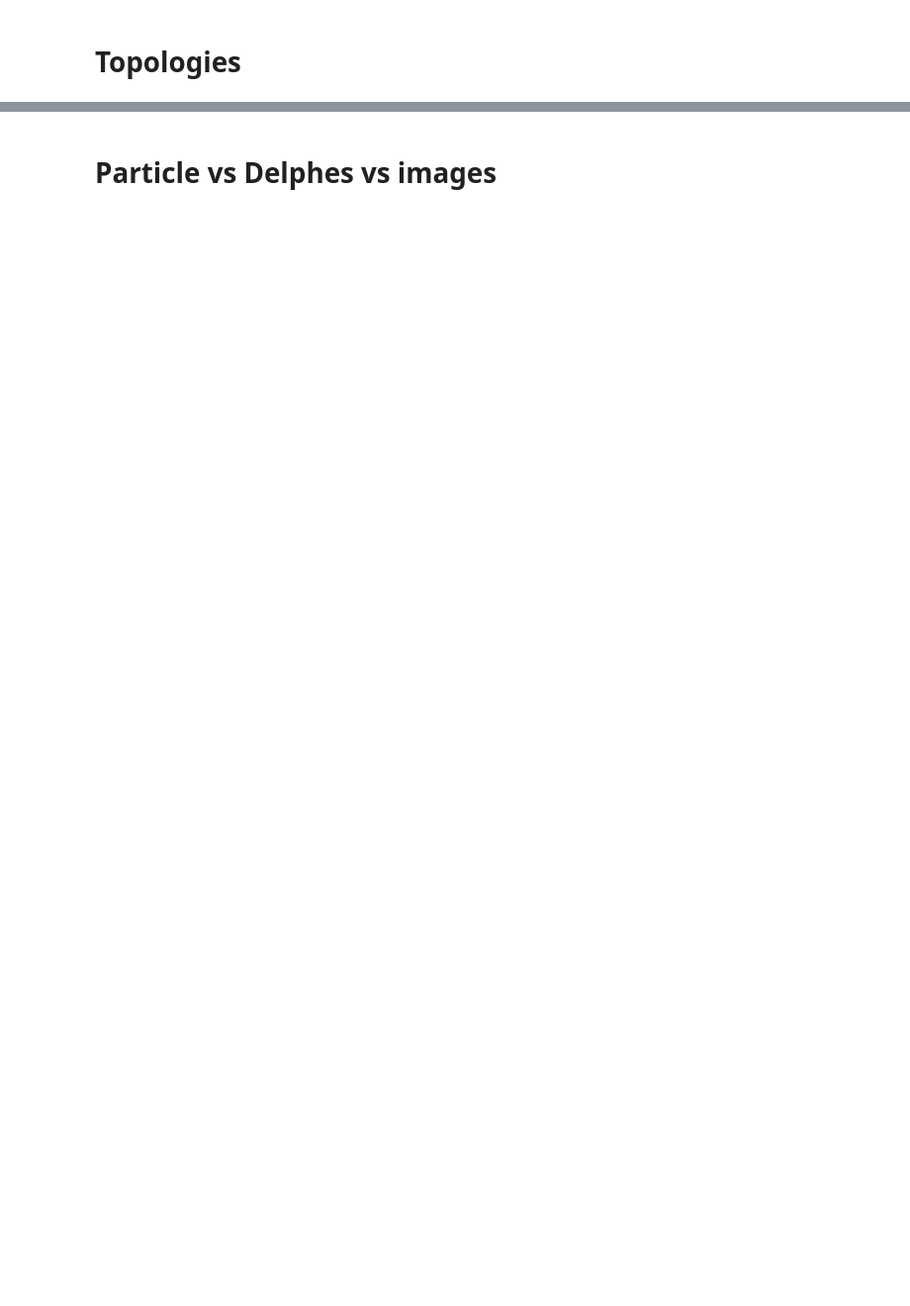
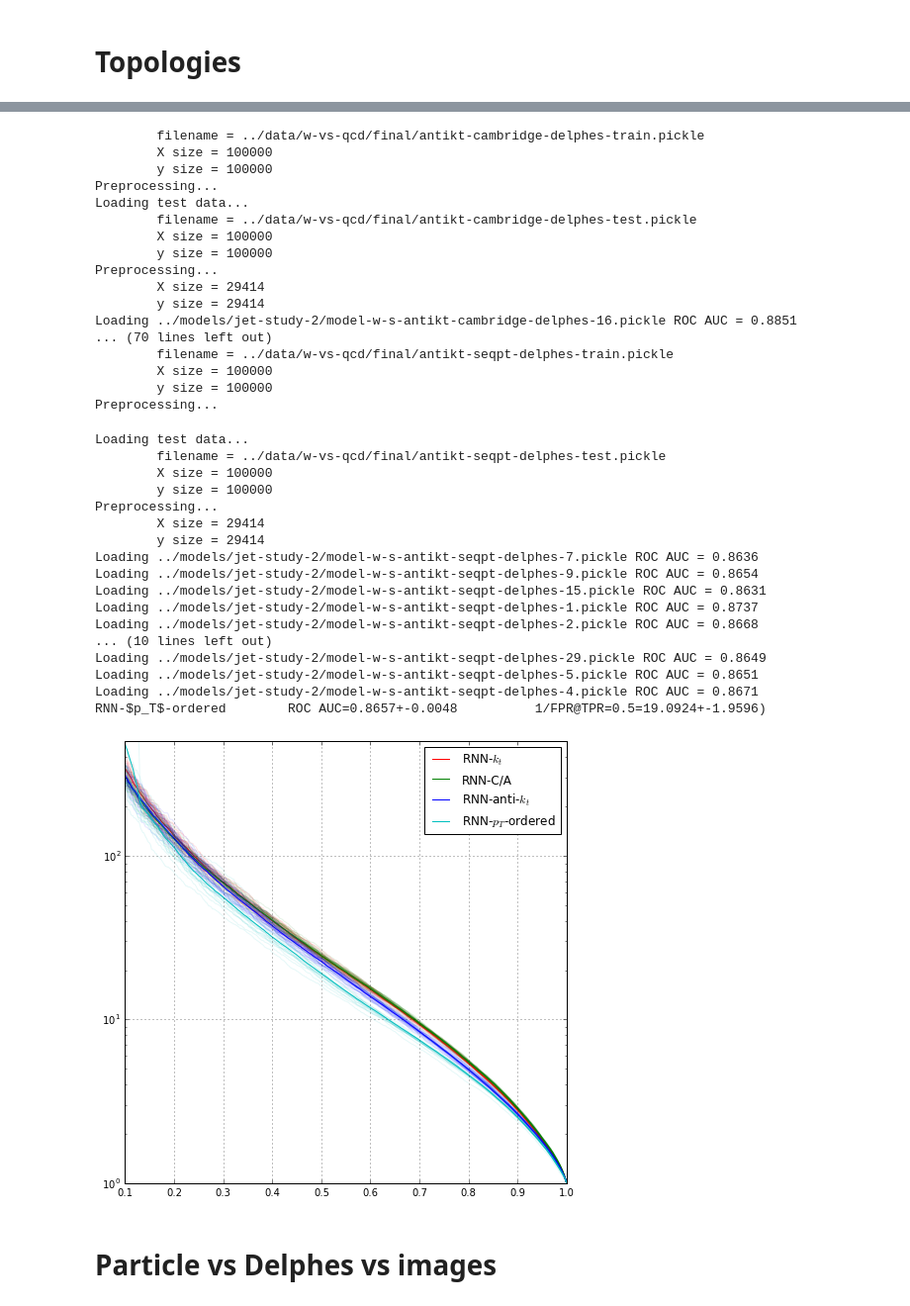
Before and after one commit to glouppe/recnn, a Jupyter notebook: notebooks/jet-study-2.ipynb, the cells around one changed output, grey strips where cells are left out. Shown at 99% size. Cells and saved outputs as stored; diff of their text form; code cells hidden in the pictures; blank space fills up the shorter version.

```diff
--- a/notebooks/jet-study-2.ipynb
+++ b/notebooks/jet-study-2.ipynb
@@ -274,0 +300,14 @@ Loading ../models/jet-study-2/model-w-s-antikt-random-17.pickle ROC AUC = 0.9030
+# %%
+for prefix, label, color in [("antikt-kt-delphes", "RNN-$k_t$", "r"),
+                             ("antikt-cambridge-delphes", "RNN-C/A", "g"),
+                             ("antikt-antikt-delphes", "RNN-anti-$k_t$", "b"),
+                             ("antikt-seqpt-delphes", "RNN-$p_T$-ordered", "c"),
+                             #("antikt-random-delphes", "RNN-random", "orange")
+                            ]:
+    tf = load_tf("../data/w-vs-qcd/final/%s-train.pickle" % prefix)
+    X, y, w = load_test(tf, "../data/w-vs-qcd/final/%s-test.pickle" % prefix)
+    rocs, fprs, tprs = evaluate_models(X, y, w, "../models/jet-study-2/model-w-s-%s-[0-9]*.pickle" % prefix)
+    plot_rocs(rocs, fprs, tprs, label=label, color=color)
+
+plot_show("2-topology-towers.pdf")
+# %% [output]
@@ -275,3 +331,38 @@ Loading ../models/jet-study-2/model-w-s-antikt-random-17.pickle ROC AUC = 0.9030
+        filename = ../data/w-vs-qcd/final/antikt-cambridge-delphes-train.pickle
+        X size = 100000
+        y size = 100000
+Preprocessing...
+Loading test data...
+        filename = ../data/w-vs-qcd/final/antikt-cambridge-delphes-test.pickle
+        X size = 100000
+        y size = 100000
+Preprocessing...
+        X size = 29414
+        y size = 29414
+Loading ../models/jet-study-2/model-w-s-antikt-cambridge-delphes-16.pickle ROC AUC = 0.8851
+... (70 lines left out)
+        filename = ../data/w-vs-qcd/final/antikt-seqpt-delphes-train.pickle
+        X size = 100000
+        y size = 100000
+Preprocessing...
+Loading test data...
+        filename = ../data/w-vs-qcd/final/antikt-seqpt-delphes-test.pickle
+        X size = 100000
+        y size = 100000
+Preprocessing...
+        X size = 29414
+        y size = 29414
+Loading ../models/jet-study-2/model-w-s-antikt-seqpt-delphes-7.pickle ROC AUC = 0.8636
+Loading ../models/jet-study-2/model-w-s-antikt-seqpt-delphes-9.pickle ROC AUC = 0.8654
+Loading ../models/jet-study-2/model-w-s-antikt-seqpt-delphes-15.pickle ROC AUC = 0.8631
+Loading ../models/jet-study-2/model-w-s-antikt-seqpt-delphes-1.pickle ROC AUC = 0.8737
+Loading ../models/jet-study-2/model-w-s-antikt-seqpt-delphes-2.pickle ROC AUC = 0.8668
+... (10 lines left out)
+Loading ../models/jet-study-2/model-w-s-antikt-seqpt-delphes-29.pickle ROC AUC = 0.8649
+Loading ../models/jet-study-2/model-w-s-antikt-seqpt-delphes-5.pickle ROC AUC = 0.8651
+Loading ../models/jet-study-2/model-w-s-antikt-seqpt-delphes-4.pickle ROC AUC = 0.8671
+RNN-$p_T$-ordered        ROC AUC=0.8657+-0.0048          1/FPR@TPR=0.5=19.0924+-1.9596)
+[figure, added]
 # %% [markdown]
 # Particle vs Delphes vs images
 # %%
```
Also changed, not shown: parts of 6 cells of this notebook, 6 other files.
